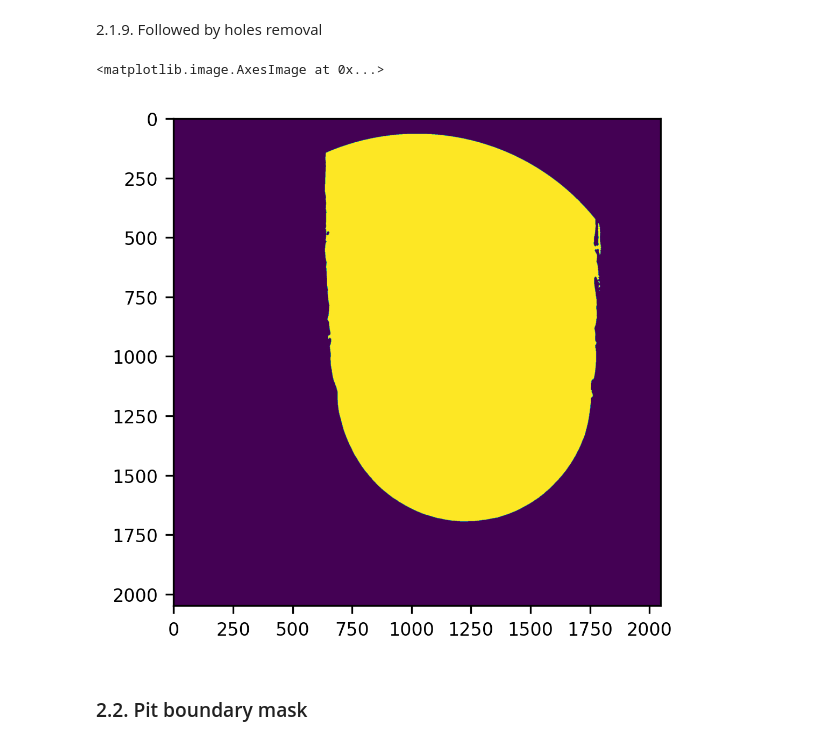
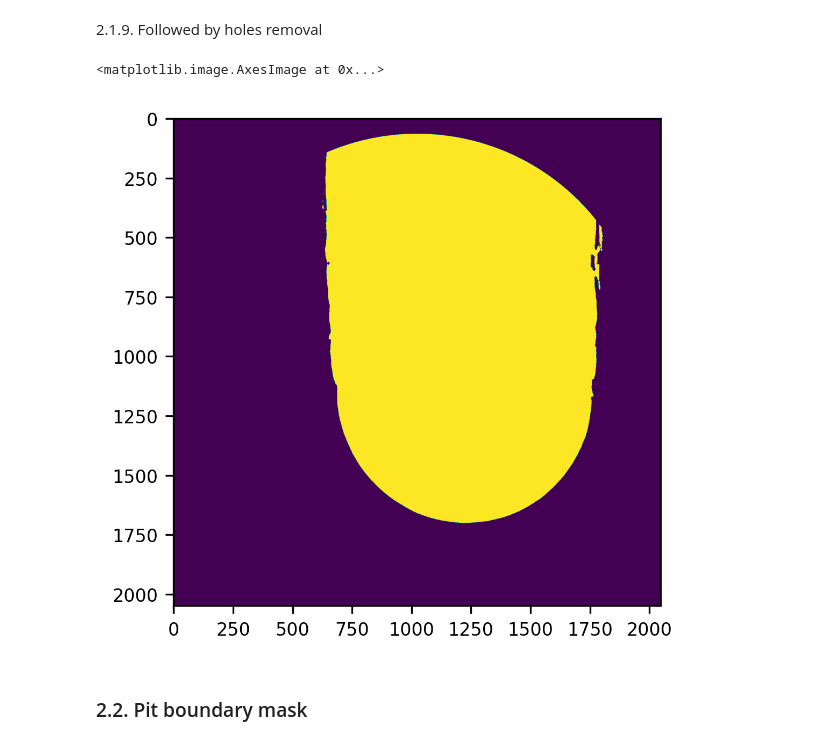
Before and after one commit to gianthk/CERIC-Franceschin, a Jupyter notebook: notebooks/perline.ipynb, the cells around one changed output. Cells and saved outputs as stored; diff of their text form; code cells hidden in the pictures.

```diff
--- a/notebooks/perline.ipynb
+++ b/notebooks/perline.ipynb
@@ -58,7 +58,7 @@ loading small portion (100 slices) of the full dataset..
 # input_file = '/media/gianthk/My Passport/20217193_Traviglia/recons/581681_punta_HR_stitch2_merge_corr_phrt/slices/slice_0000.tif'
 input_file = '/home/gianthk/Data/BEATS/Franceschin/20217193_Traviglia/recons/581681_punta_HR_stitch2_merge_corr_phrt/100slices/slice_4101.tif'
 # %%
-data_3D = read_tiff_stack(input_file, [4120, 4150])
+data_3D = read_tiff_stack(input_file, [4100, 4199])
 # %%
 vs = np.ones(3)*1.0e-3 # [mm]
 # %%
@@ -152,10 +152,10 @@ BW_pit = ndimage.binary_closing(BW_pit, morphology.ball(1), iterations=5, border
 # %%
 BW_pit = ~remove_unconnected(~BW_pit)
 # %%
-plt.imshow(BW_pit[7,:,:])
+plt.imshow(BW_pit[50,:,:])
 # %% [output]
 <matplotlib.image.AxesImage at 0x...>
-[figure, old version]
+[figure, new version]
 # %% [markdown]
 ### 2.2. Pit boundary mask
 # %%
```
Also changed, not shown: parts of 35 cells of this notebook.
